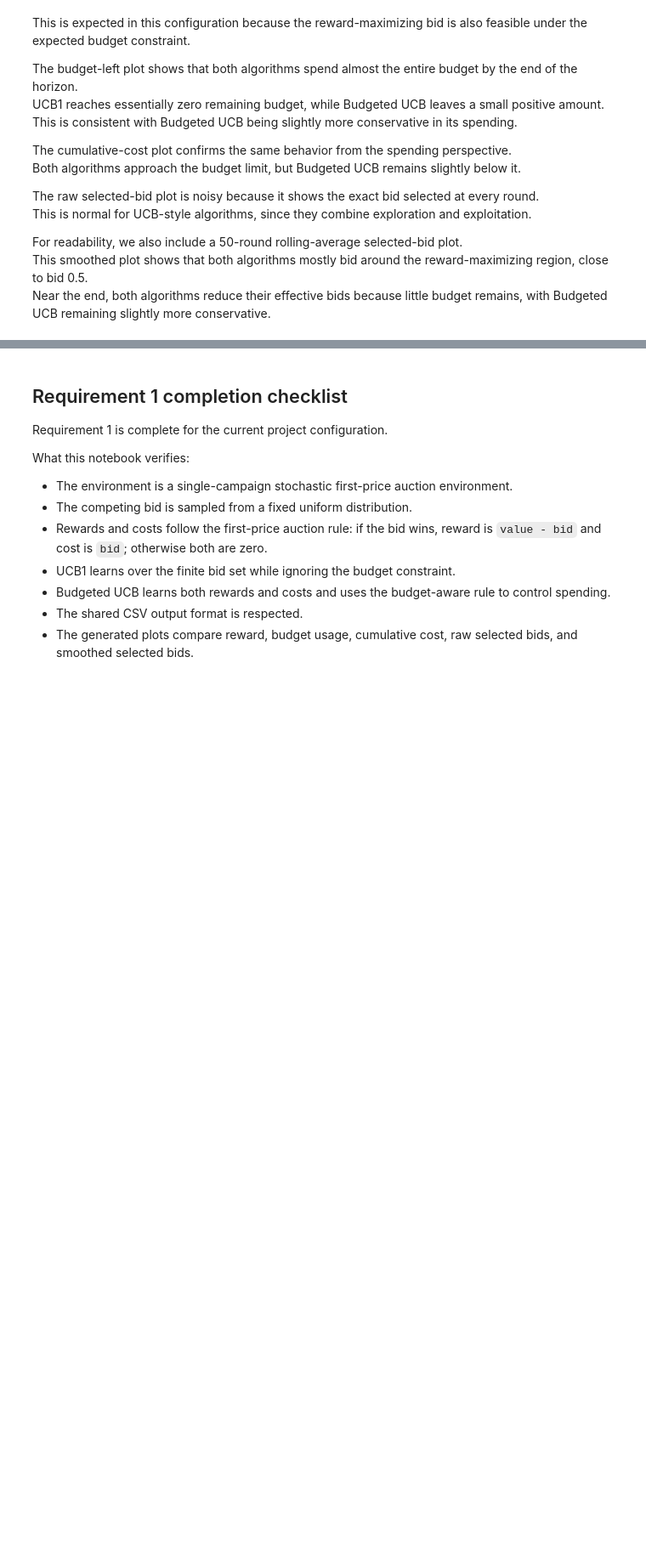
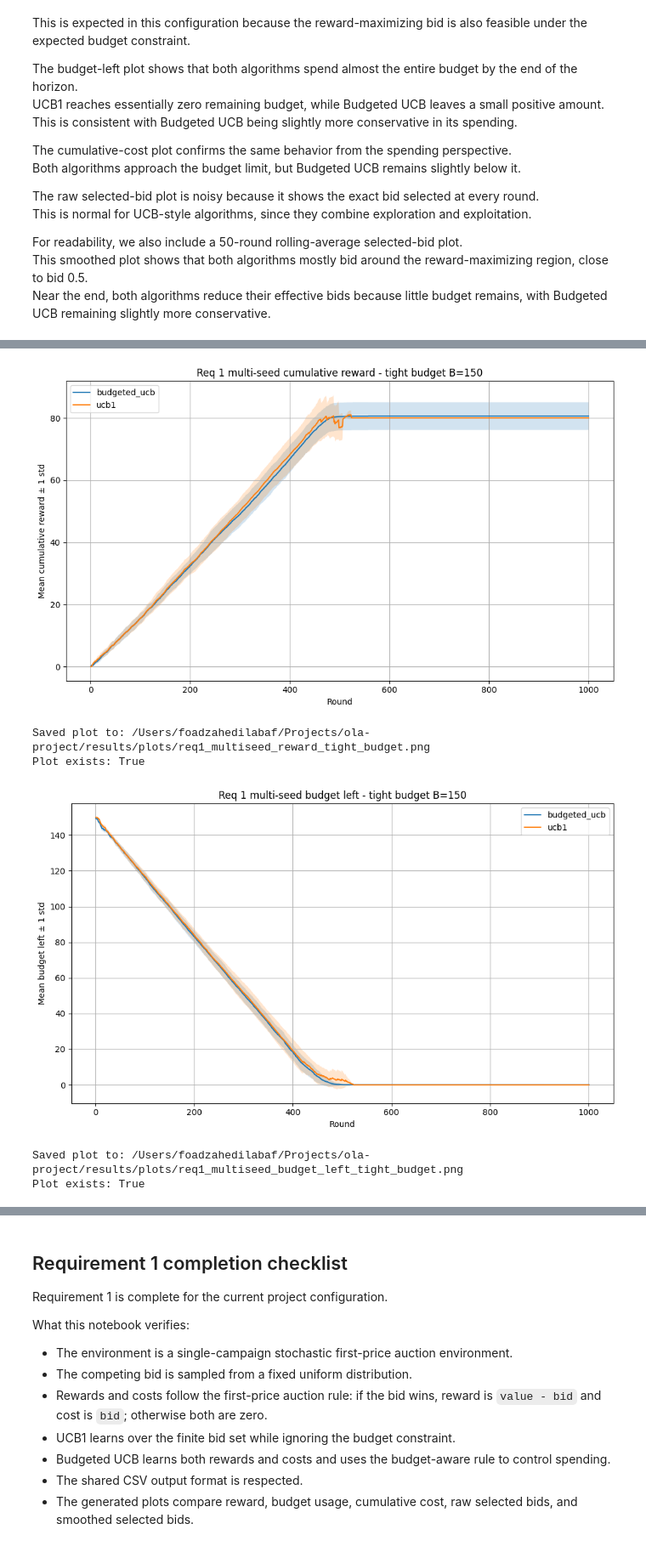
Before and after one commit to FoadZahediLabaf/OnlineAdvertisingBiddingStrategy, a Jupyter notebook: notebooks/req1_single_campaign.ipynb, the cells around one changed output, grey strips where cells are left out. Shown at 85% size. Drawn from its saved outputs; the diff is of its cells as text; code cells hidden in the pictures; blank space fills up the shorter version.

```diff
--- a/notebooks/req1_single_campaign.ipynb
+++ b/notebooks/req1_single_campaign.ipynb
@@ -835,0 +1048,25 @@ Near the end, both algorithms reduce their effective bids because little budget
+# %%
+plot_mean_with_std_band(
+    dataframe=multi_seed_results,
+    budget_setting="tight_budget_B_150",
+    metric="cumulative_reward",
+    ylabel="Mean cumulative reward ± 1 std",
+    title="Req 1 multi-seed cumulative reward - tight budget B=150",
+    output_filename="req1_multiseed_reward_tight_budget.png",
+)
+
+plot_mean_with_std_band(
+    dataframe=multi_seed_results,
+    budget_setting="tight_budget_B_150",
+    metric="budget_left",
+    ylabel="Mean budget left ± 1 std",
+    title="Req 1 multi-seed budget left - tight budget B=150",
+    output_filename="req1_multiseed_budget_left_tight_budget.png",
+)
+# %% [output]
+[figure, added]
+Saved plot to: /Users/foadzahedilabaf/Projects/ola-project/results/plots/req1_multiseed_reward_tight_budget.png
+Plot exists: True
+[figure, added]
+Saved plot to: /Users/foadzahedilabaf/Projects/ola-project/results/plots/req1_multiseed_budget_left_tight_budget.png
+Plot exists: True
```
Also changed, not shown: parts of 5 cells of this notebook, 4 other files.
